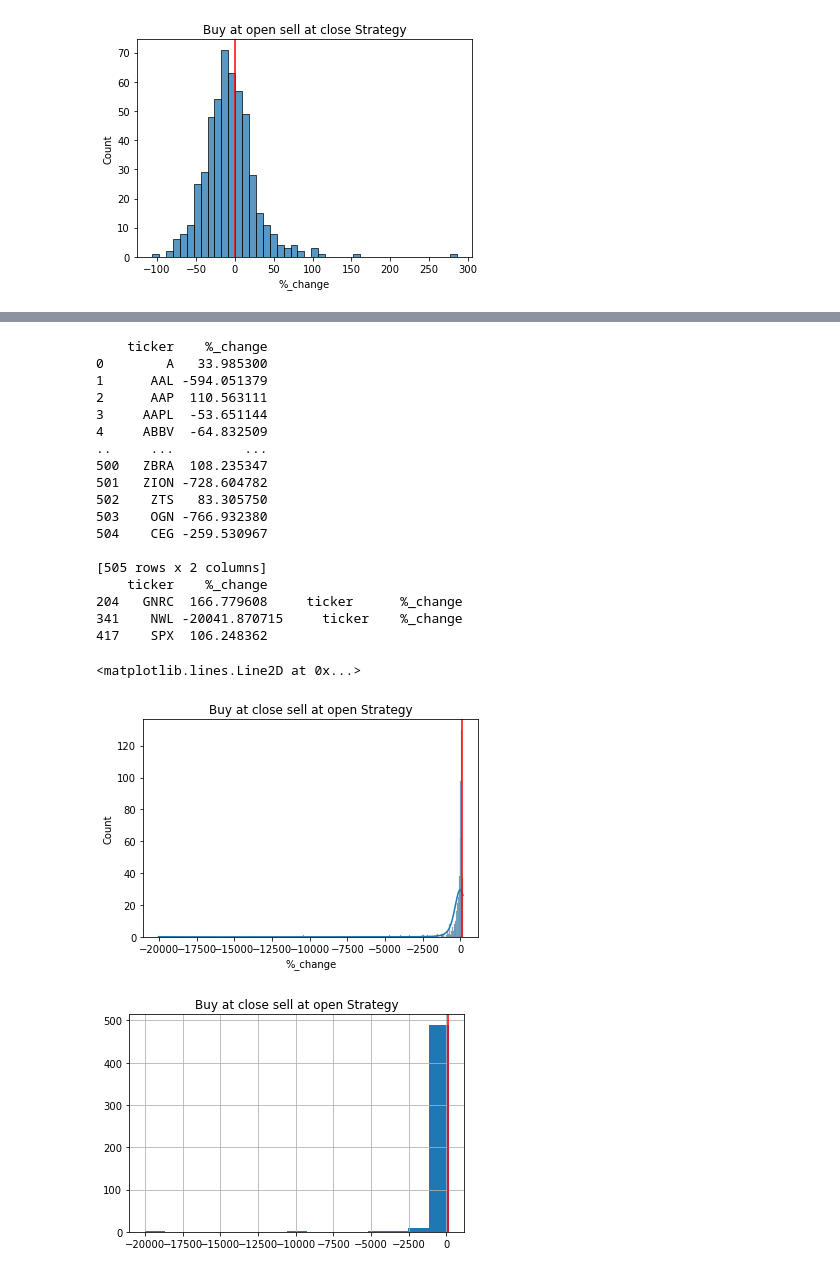
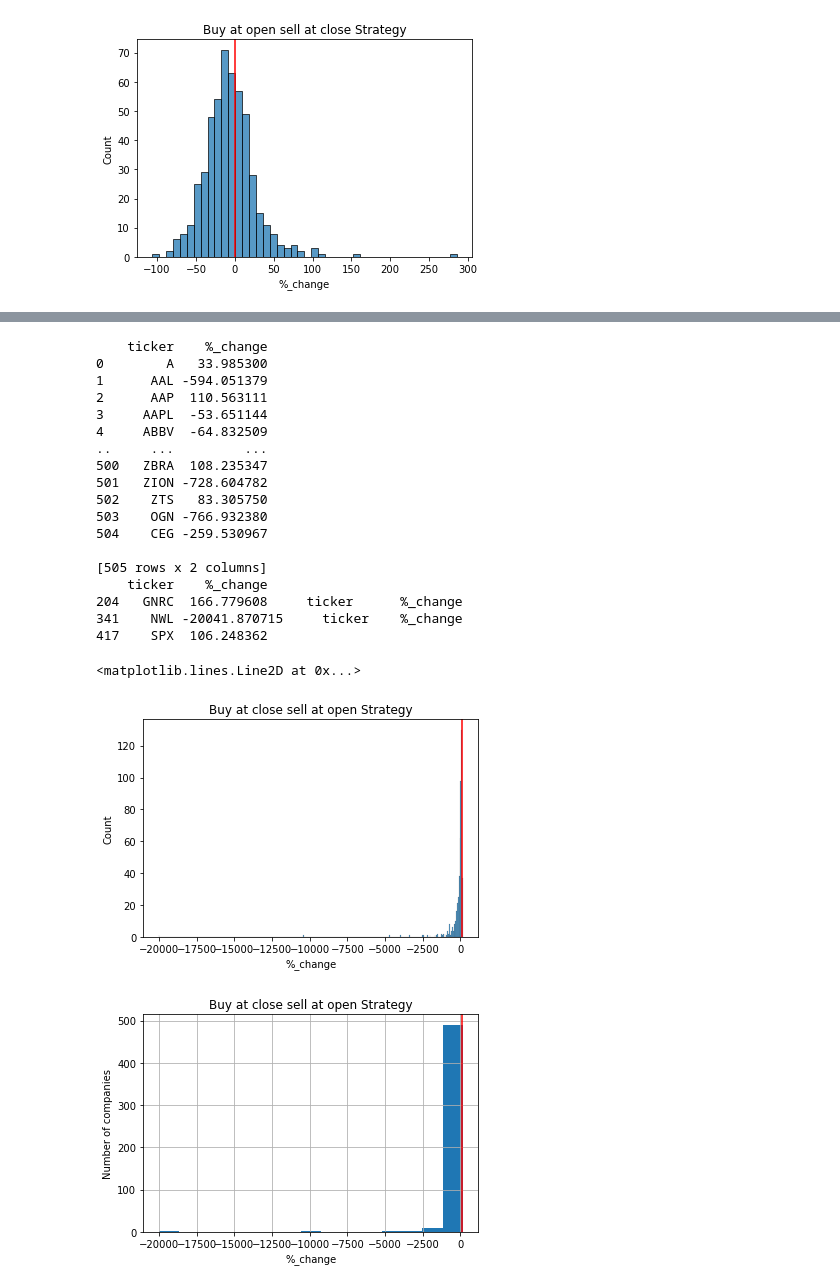
Before and after one commit to pkearney-da/project, a Jupyter notebook: UCD_project.ipynb, the cells around one changed output, grey strips where cells are left out. Cells and saved outputs as stored; diff of their text form; code cells hidden in the pictures.

```diff
--- a/UCD_project.ipynb
+++ b/UCD_project.ipynb
@@ -298,36 +298,38 @@ close_max = buy_close.loc[buy_close['%_change'] == max(buy_close['%_change'])]
 close_min = buy_close.loc[buy_close['%_change'] == min(buy_close['%_change'])]
 close_spx = buy_close.loc[buy_close['ticker'] == 'SPX']
 
 print(close_max, close_min, close_spx)
 
 
-sns.histplot(buy_close['%_change'], kde = True).set(title='Buy at close sell at open Strategy')
+sns.histplot(buy_close['%_change']).set(title='Buy at close sell at open Strategy')
 plt.axvline(106.248362, 0, 1, color='r')
 buy_close.hist(bins = 15)
 plt.title('Buy at close sell at open Strategy')
+plt.xlabel('%_change')
+plt.ylabel('Number of companies')
 plt.axvline(106.248362, 0, 1, color='r')
 # %% [output]
     ticker    %_change
 0        A   33.985300
 1      AAL -594.051379
 2      AAP  110.563111
 3     AAPL  -53.651144
 4     ABBV  -64.832509
 ..     ...         ...
 500   ZBRA  108.235347
 501   ZION -728.604782
 502    ZTS   83.305750
 503    OGN -766.932380
 504    CEG -259.530967
 
 [505 rows x 2 columns]
     ticker    %_change
 204   GNRC  166.779608     ticker      %_change
 341    NWL -20041.870715     ticker    %_change
 417    SPX  106.248362
 <matplotlib.lines.Line2D at 0x...>
-[figure, old version]
+[figure, new version]
-[figure, old version]
+[figure, new version]
 # %%
 df_adj = buy_close
 
```
Also changed, not shown: parts of 3 cells of this notebook.
